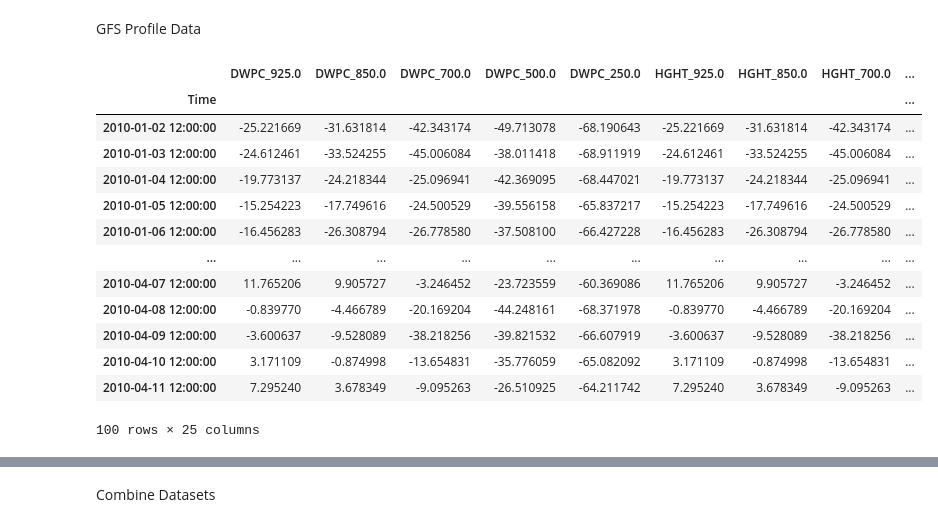
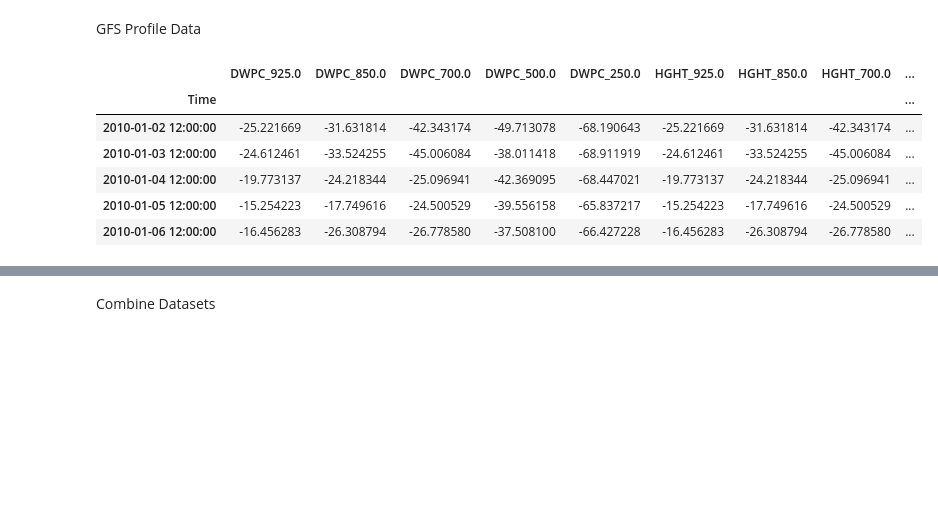
Before and after one commit to dfu2020/ATMS-597-SP-2020-Project-4, a Jupyter notebook: Project4_Joyce_v2_1.ipynb, the cells around one changed output, grey strips where cells are left out. Saved outputs shown, nothing was run; the diff lists cells and outputs as text; code cells hidden in the pictures; blank space fills up the shorter version.

```diff
--- a/Project4_Joyce_v2_1.ipynb
+++ b/Project4_Joyce_v2_1.ipynb
@@ -86,38 +86,31 @@ h=GFS_profile.DWPC.str.strip('[|]|,').values
 def extract_var_GFS_profile(var, level):
     list = []
     levels = [925.0, 850.0, 700.0, 500.0, 250.0, 100.0]
     x = levels.index(level)
     for i in range(0,len(GFS_profile)):
         e = h[i].split(',')[x]
         list.append(e)
     new_col_name = var + '_' + str(level)
     GFS_profile[new_col_name]=list
 GFS_profile_names = ['DWPC', 'HGHT', 'TMPC', 'UWND', 'VWND']
 levels = [925.0, 850.0, 700.0, 500.0, 250.0]
 for i in GFS_profile_names:
     for j in levels:
         extract_var_GFS_profile(i,j)
 GFS_profile = GFS_profile.drop(GFS_profile_names, axis=1)
 GFS_profile = GFS_profile.drop('PRES', axis=1)
 GFS_profile.dropna(inplace=True)
 GFS_profile = GFS_profile.astype(float)
 
 GFS_profile.index = GFS_profile.index + pd.DateOffset(hours = -6)
 GFS_profile = GFS_profile.resample('24H').mean()
 GFS_profile.index = GFS_profile.index + pd.DateOffset(hours = 12)
-GFS_profile.head(100)
+GFS_profile.head()
 # %% [output]
 |  | DWPC_925.0 | DWPC_850.0 | DWPC_700.0 | DWPC_500.0 | DWPC_250.0 | HGHT_925.0 | HGHT_850.0 | HGHT_700.0 | ... |
 | Time |  |  |  |  |  |  |  |  | ... |
 | 2010-01-02 12:00:00 | -25.221669 | -31.631814 | -42.343174 | -49.713078 | -68.190643 | -25.221669 | -31.631814 | -42.343174 | ... |
 | 2010-01-03 12:00:00 | -24.612461 | -33.524255 | -45.006084 | -38.011418 | -68.911919 | -24.612461 | -33.524255 | -45.006084 | ... |
 | 2010-01-04 12:00:00 | -19.773137 | -24.218344 | -25.096941 | -42.369095 | -68.447021 | -19.773137 | -24.218344 | -25.096941 | ... |
 | 2010-01-05 12:00:00 | -15.254223 | -17.749616 | -24.500529 | -39.556158 | -65.837217 | -15.254223 | -17.749616 | -24.500529 | ... |
 | 2010-01-06 12:00:00 | -16.456283 | -26.308794 | -26.778580 | -37.508100 | -66.427228 | -16.456283 | -26.308794 | -26.778580 | ... |
-| ... | ... | ... | ... | ... | ... | ... | ... | ... | ... |
-| 2010-04-07 12:00:00 | 11.765206 | 9.905727 | -3.246452 | -23.723559 | -60.369086 | 11.765206 | 9.905727 | -3.246452 | ... |
-| 2010-04-08 12:00:00 | -0.839770 | -4.466789 | -20.169204 | -44.248161 | -68.371978 | -0.839770 | -4.466789 | -20.169204 | ... |
-| 2010-04-09 12:00:00 | -3.600637 | -9.528089 | -38.218256 | -39.821532 | -66.607919 | -3.600637 | -9.528089 | -38.218256 | ... |
-| 2010-04-10 12:00:00 | 3.171109 | -0.874998 | -13.654831 | -35.776059 | -65.082092 | 3.171109 | -0.874998 | -13.654831 | ... |
-| 2010-04-11 12:00:00 | 7.295240 | 3.678349 | -9.095263 | -26.510925 | -64.211742 | 7.295240 | 3.678349 | -9.095263 | ... |
-100 rows × 25 columns
```
Also changed, not shown: parts of 22 cells of this notebook.
